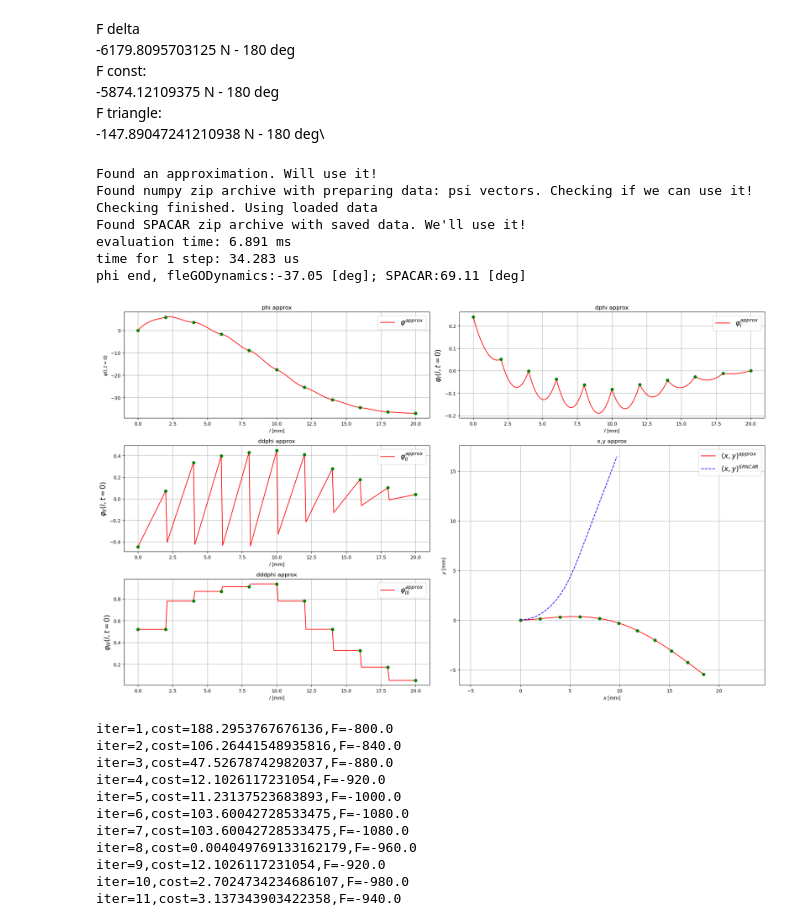
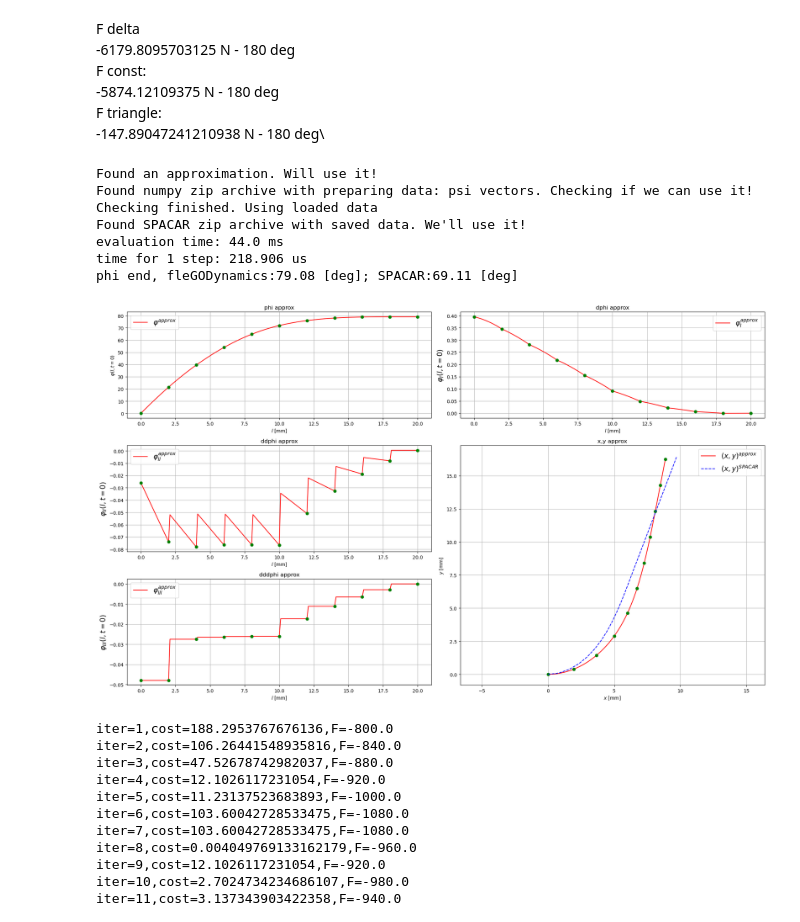
Before and after one commit to dvogureckiy99/dynastatflex, a Jupyter notebook: library_test.ipynb, the cells around one changed output. Drawn from its saved outputs; the diff is of its cells as text; code cells hidden in the pictures.

```diff
--- a/library_test.ipynb
+++ b/library_test.ipynb
@@ -79,32 +79,32 @@ F triangle:\
 # %%
 import sys
 import sympy as sm
 import numpy as np
 # del flex_body_instance
 del sys.modules["fleGODynamics"]
 import fleGODynamics
 flex_beam_instance = fleGODynamics.Flex_beam(L=0.02,E=2.95*1e9,h=0.01,w=0.0005,rho=1270)
 # flex_beam_instance = fleGODynamics.Flex_beam()
 flex_beam_instance.Create_Simulation()
 flex_beam_instance.FEM(Ne=10,disp=False,polynom_deg=3)
-flex_beam_instance.Simulating.Ldivide(steps_per_fe=20,steps_per_fe4optim=1000,disp=False)
+flex_beam_instance.Simulating.Ldivide(steps_per_fe=20,steps_per_fe4optim=1,disp=False)
 # Fext = -5874.12109375 # const
 # Fext = -6179.8095703125 # delta
-Fext = 100 # triangle
+Fext = 10 # triangle
 Fext_type = 'triangle'
 widthofFextindl = 5 # -1:standart force applying for const
 flex_beam_instance.Simulating.static_preparing(disp=False,Fext_in=Fext,l_Fext=0.01,Fext_type=Fext_type,widthofFextindl=widthofFextindl)
 flex_beam_instance.Simulating.static(flag_compute_a_anyway=1,disp=0,optim_alg=0)
 flex_beam_instance.Simulating.phi_approx(disp=True,der_num=2,SPACAR=True)
 # %% [output]
 Found an approximation. Will use it!
 Found numpy zip archive with preparing data: psi vectors. Checking if we can use it!
 Checking finished. Using loaded data
 Found SPACAR zip archive with saved data. We'll use it!
-evaluation time: 6.891 ms
-time for 1 step: 34.283 us
-phi end, fleGODynamics:-37.05 [deg]; SPACAR:69.11 [deg]
+evaluation time: 44.0 ms
+time for 1 step: 218.906 us
+phi end, fleGODynamics:79.08 [deg]; SPACAR:69.11 [deg]
-[figure, old version]
+[figure, new version]
 # %%
 # finding Force for some angle [grad]
 import scipy as sp
```
Also changed, not shown: 2 other files.
